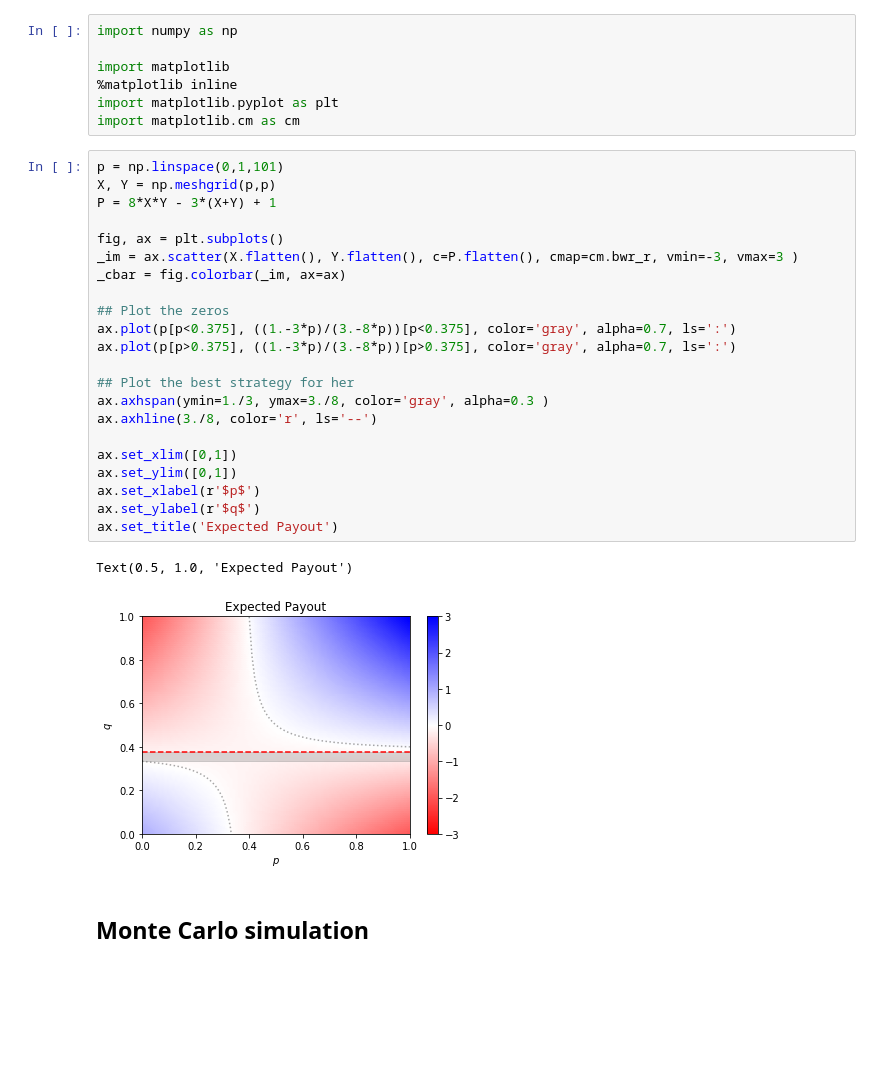
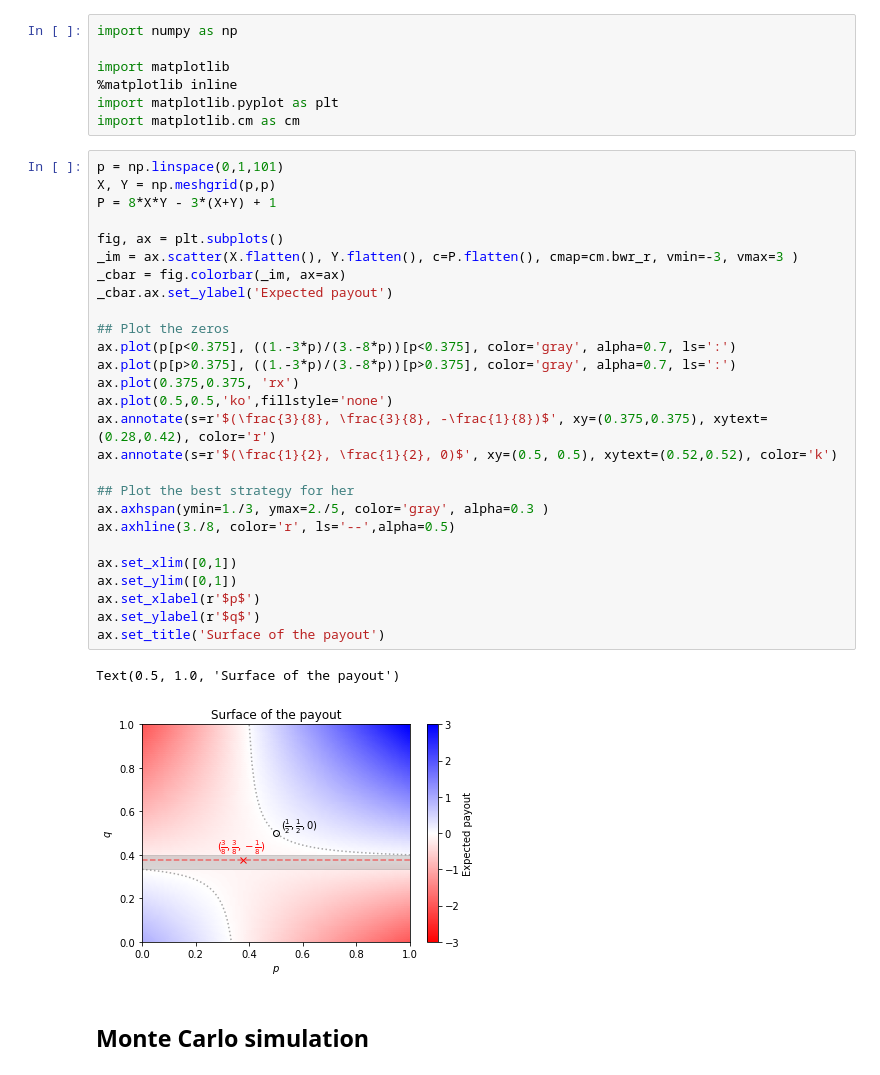
Before and after one commit to arunkannawadi/cardgame, a Jupyter notebook: PennyGame.ipynb, the cells around one changed output. Drawn from its saved outputs; the diff is of its cells as text; blank space fills up the shorter version.

Commit message:
include zero curves and annotate points

```diff
--- a/PennyGame.ipynb
+++ b/PennyGame.ipynb
@@ -30,28 +30,33 @@ import matplotlib.cm as cm
 # %%
 p = np.linspace(0,1,101)
 X, Y = np.meshgrid(p,p)
 P = 8*X*Y - 3*(X+Y) + 1
 
 fig, ax = plt.subplots()
 _im = ax.scatter(X.flatten(), Y.flatten(), c=P.flatten(), cmap=cm.bwr_r, vmin=-3, vmax=3 )
 _cbar = fig.colorbar(_im, ax=ax)
+_cbar.ax.set_ylabel('Expected payout')
 
 ## Plot the zeros
 ax.plot(p[p<0.375], ((1.-3*p)/(3.-8*p))[p<0.375], color='gray', alpha=0.7, ls=':')
 ax.plot(p[p>0.375], ((1.-3*p)/(3.-8*p))[p>0.375], color='gray', alpha=0.7, ls=':')
+ax.plot(0.375,0.375, 'rx')
+ax.plot(0.5,0.5,'ko',fillstyle='none')
+ax.annotate(s=r'$(\frac{3}{8}, \frac{3}{8}, -\frac{1}{8})$', xy=(0.375,0.375), xytext=(0.28,0.42), color='r')
+ax.annotate(s=r'$(\frac{1}{2}, \frac{1}{2}, 0)$', xy=(0.5, 0.5), xytext=(0.52,0.52), color='k')
 
 ## Plot the best strategy for her
-ax.axhspan(ymin=1./3, ymax=3./8, color='gray', alpha=0.3 )
-ax.axhline(3./8, color='r', ls='--')
+ax.axhspan(ymin=1./3, ymax=2./5, color='gray', alpha=0.3 )
+ax.axhline(3./8, color='r', ls='--',alpha=0.5)
 
 ax.set_xlim([0,1])
 ax.set_ylim([0,1])
 ax.set_xlabel(r'$p$')
 ax.set_ylabel(r'$q$')
-ax.set_title('Expected Payout')
+ax.set_title('Surface of the payout')
 # %% [output]
-Text(0.5, 1.0, 'Expected Payout')
+Text(0.5, 1.0, 'Surface of the payout')
-[figure, old version]
+[figure, new version]
 # %% [markdown]
 ## Monte Carlo simulation
 # %%
```
Also changed, not shown: parts of 1 cell of this notebook.
